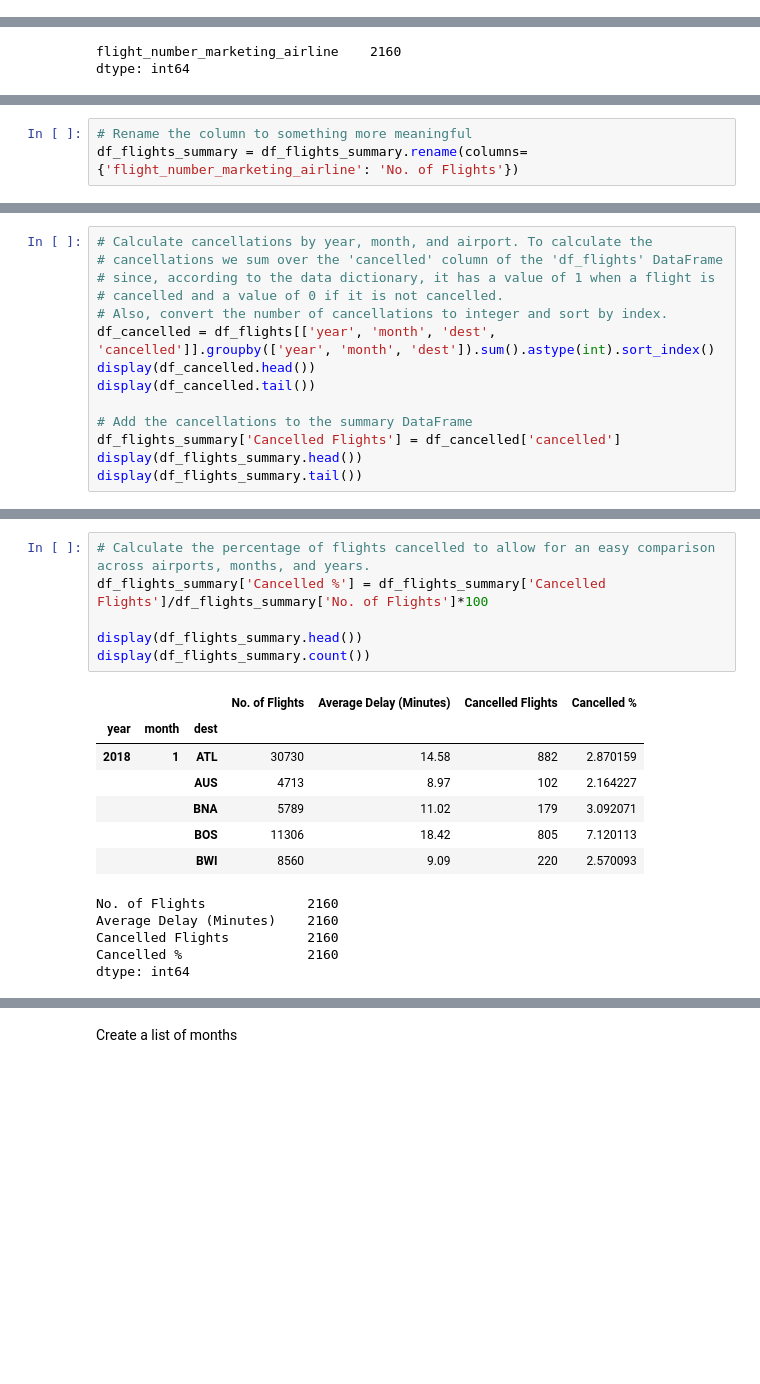
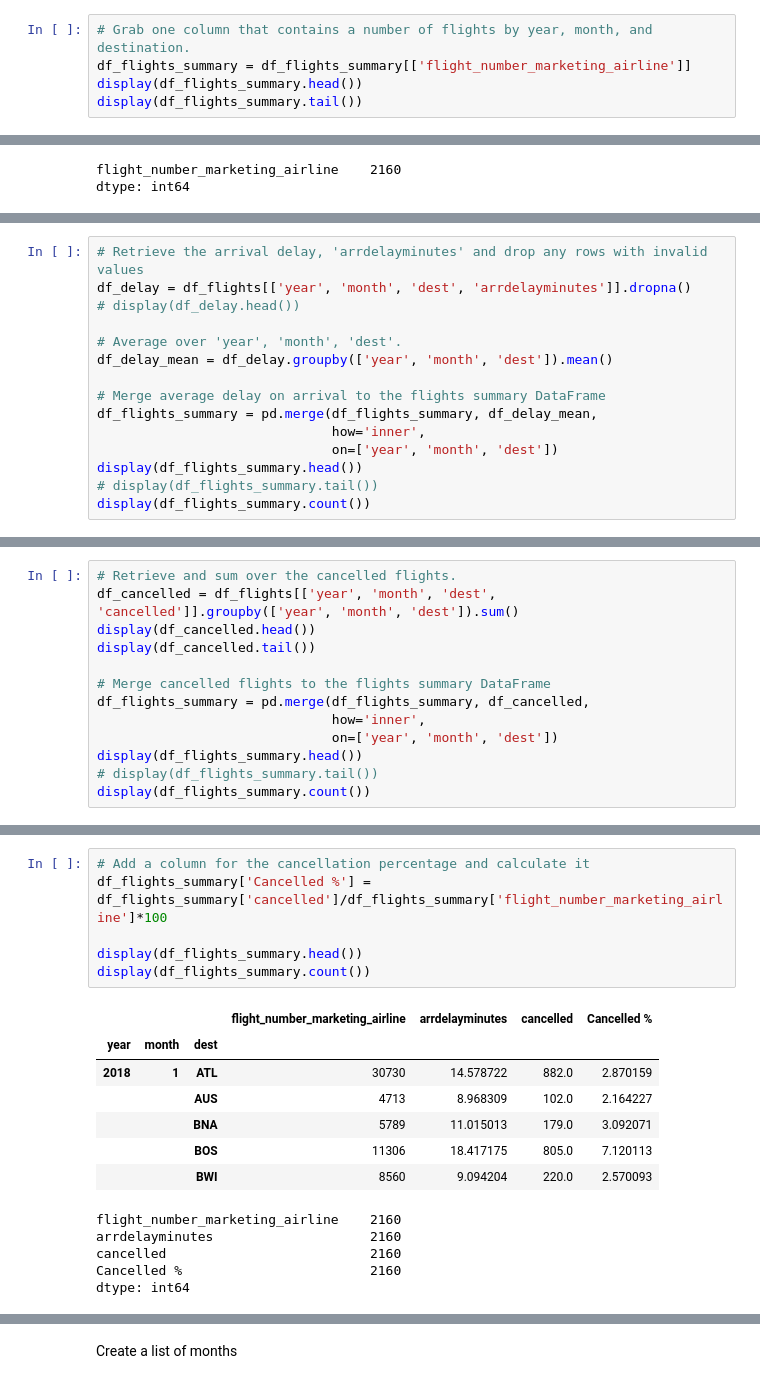
Before and after one commit to silas-ph/Group_6_EDA, a Jupyter notebook: p1_flight_data_analysis.ipynb, the cells around one changed output, grey strips where cells are left out. Saved outputs shown, nothing was run; the diff lists cells and outputs as text; blank space fills up the shorter version.

```diff
--- a/p1_flight_data_analysis.ipynb
+++ b/p1_flight_data_analysis.ipynb
@@ -593,0 +583,5 @@ display(df_flights_summary.tail())
+# %%
+# Grab one column that contains a number of flights by year, month, and destination.
+df_flights_summary = df_flights_summary[['flight_number_marketing_airline']]
+display(df_flights_summary.head())
+display(df_flights_summary.tail())
@@ -603,3 +611,0 @@ dtype: int64
-# %%
-# Rename the column to something more meaningful
-df_flights_summary = df_flights_summary.rename(columns={'flight_number_marketing_airline': 'No. of Flights'})
@@ -644,0 +614,15 @@ display(df_flights_summary.tail())
+# %%
+# Retrieve the arrival delay, 'arrdelayminutes' and drop any rows with invalid values
+df_delay = df_flights[['year', 'month', 'dest', 'arrdelayminutes']].dropna()
+# display(df_delay.head())
+
+# Average over 'year', 'month', 'dest'.
+df_delay_mean = df_delay.groupby(['year', 'month', 'dest']).mean()
+
+# Merge average delay on arrival to the flights summary DataFrame
+df_flights_summary = pd.merge(df_flights_summary, df_delay_mean,
+                              how='inner',
+                              on=['year', 'month', 'dest'])
+display(df_flights_summary.head())
+# display(df_flights_summary.tail())
+display(df_flights_summary.count())
@@ -645,17 +645,16 @@ display(df_flights_summary.tail())
 # %%
-# Calculate cancellations by year, month, and airport. To calculate the
-# cancellations we sum over the 'cancelled' column of the 'df_flights' DataFrame
-# since, according to the data dictionary, it has a value of 1 when a flight is
-# cancelled and a value of 0 if it is not cancelled.
-# Also, convert the number of cancellations to integer and sort by index.
-df_cancelled = df_flights[['year', 'month', 'dest', 'cancelled']].groupby(['year', 'month', 'dest']).sum().astype(int).sort_index()
+# Retrieve and sum over the cancelled flights.
+df_cancelled = df_flights[['year', 'month', 'dest', 'cancelled']].groupby(['year', 'month', 'dest']).sum()
 display(df_cancelled.head())
 display(df_cancelled.tail())
 
-# Add the cancellations to the summary DataFrame
-df_flights_summary['Cancelled Flights'] = df_cancelled['cancelled']
+# Merge cancelled flights to the flights summary DataFrame
+df_flights_summary = pd.merge(df_flights_summary, df_cancelled,
+                              how='inner',
+                              on=['year', 'month', 'dest'])
 display(df_flights_summary.head())
-display(df_flights_summary.tail())
+# display(df_flights_summary.tail())
+display(df_flights_summary.count())
 # %% [output]
 |  |  |  | cancelled |
 | year | month | dest |  |
@@ -688,19 +687,19 @@ display(df_flights_summary.tail())
 # %%
-# Calculate the percentage of flights cancelled to allow for an easy comparison across airports, months, and years.
-df_flights_summary['Cancelled %'] = df_flights_summary['Cancelled Flights']/df_flights_summary['No. of Flights']*100
+# Add a column for the cancellation percentage and calculate it
+df_flights_summary['Cancelled %'] = df_flights_summary['cancelled']/df_flights_summary['flight_number_marketing_airline']*100
 
 display(df_flights_summary.head())
 display(df_flights_summary.count())
 # %% [output]
-|  |  |  | No. of Flights | Average Delay (Minutes) | Cancelled Flights | Cancelled % |
+|  |  |  | flight_number_marketing_airline | arrdelayminutes | cancelled | Cancelled % |
 | year | month | dest |  |  |  |  |
-| 2018 | 1 | ATL | 30730 | 14.58 | 882 | 2.870159 |
-|  |  | AUS | 4713 | 8.97 | 102 | 2.164227 |
-|  |  | BNA | 5789 | 11.02 | 179 | 3.092071 |
-|  |  | BOS | 11306 | 18.42 | 805 | 7.120113 |
-|  |  | BWI | 8560 | 9.09 | 220 | 2.570093 |
+| 2018 | 1 | ATL | 30730 | 14.578722 | 882.0 | 2.870159 |
+|  |  | AUS | 4713 | 8.968309 | 102.0 | 2.164227 |
+|  |  | BNA | 5789 | 11.015013 | 179.0 | 3.092071 |
+|  |  | BOS | 11306 | 18.417175 | 805.0 | 7.120113 |
+|  |  | BWI | 8560 | 9.094204 | 220.0 | 2.570093 |
-No. of Flights             2160
-Average Delay (Minutes)    2160
-Cancelled Flights          2160
-Cancelled %                2160
+flight_number_marketing_airline    2160
+arrdelayminutes                    2160
+cancelled                          2160
+Cancelled %                        2160
 dtype: int64
```
Also changed, not shown: parts of 55 cells of this notebook.
